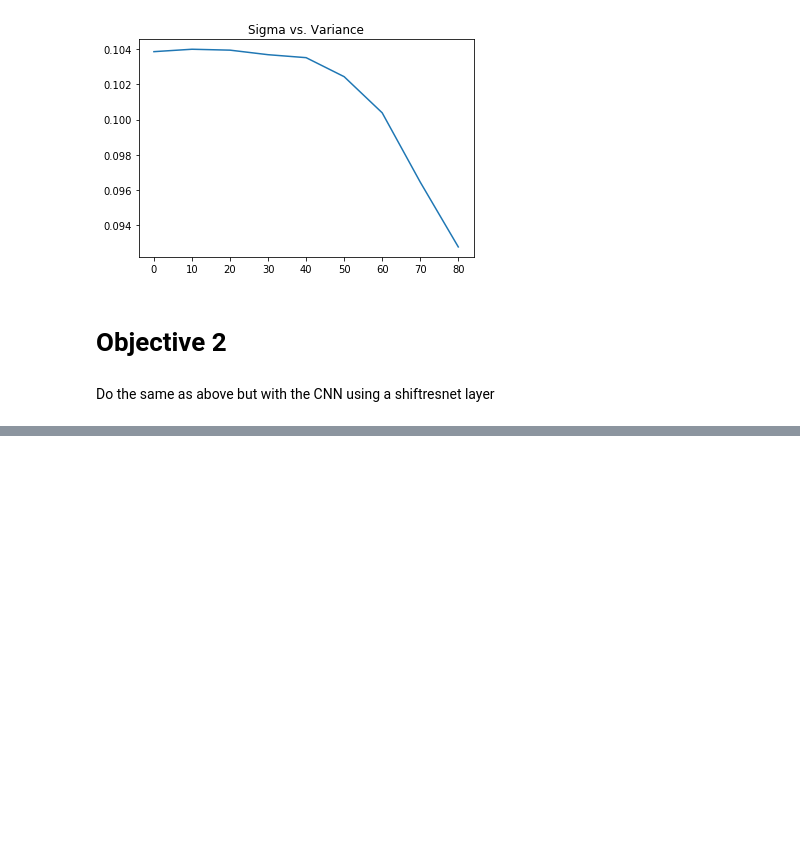
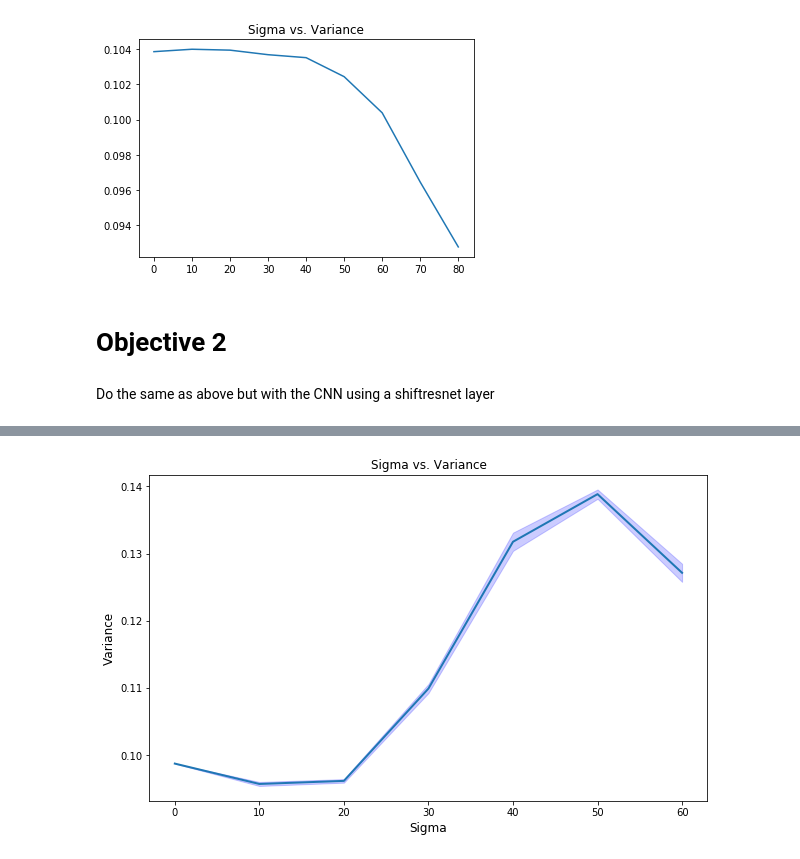
Before and after one commit to tyleryzhu/pallas-starter-project, a Jupyter notebook: pallas_start_proj3.ipynb, the cells around one changed output, grey strips where cells are left out. Saved outputs shown, nothing was run; the diff lists cells and outputs as text; code cells hidden in the pictures; blank space fills up the shorter version.

```diff
--- a/pallas_start_proj3.ipynb
+++ b/pallas_start_proj3.ipynb
@@ -378,0 +639,27 @@ class ShiftConvNet(nn.Module):
+# %%
+class CIFARConvNet(nn.Module):
+    def __init__(self):
+        super(CIFARConvNet, self).__init__()
+
+        self.layer1 = nn.Sequential(
+            nn.Conv2d(3, 32, kernel_size=5, stride=1, padding=2),
+            nn.ReLU(),
+            nn.MaxPool2d(kernel_size=2, stride=2)
+            )
+#       self.layer2 = nn.Sequential(
+#           nn.Conv2d(32, 64, kernel_size=5, stride=1, padding=2),
+#           nn.ReLU(),
+#           nn.MaxPool2d(kernel_size=2, stride=2)
+#           )
+        self.drop_out = nn.Dropout()
+        self.fc1 = nn.Linear(16 * 16 * 32, 2000)
+        self.fc2 = nn.Linear(2000, 10)
+
+    def forward(self, x):
+        out = self.layer1(x)
+#        out = self.layer2(out)
+        out = out.reshape(out.size(0), -1)
+        out = self.drop_out(out)
+        out = self.fc1(out)
+        out = self.fc2(out)
+        return out
@@ -378,0 +736,3 @@ class ShiftConvNet(nn.Module):
+# %%
+modelCIFAR = CIFARConvNet()
+modelCIFAR.load_state_dict(torch.load(MODEL_PATH + 'cifar_conv_net_1(conv)_2_model.ckpt'))
@@ -378,0 +743,3 @@ class ShiftConvNet(nn.Module):
+# %%
+sigs = np.linspace(0, 60, 7)
+print(sigs)
@@ -378,0 +748,2 @@ class ShiftConvNet(nn.Module):
+# %%
+res, resSTD = varianceTest(modelCIFAR, sigs, dataset = 'cifar10', epochs = 6)
@@ -378,0 +768,4 @@ class ShiftConvNet(nn.Module):
+# %%
+display(sigs, res, resSTD)
+# %% [output]
+[figure, added]
```
Also changed, not shown: parts of 37 cells of this notebook.
